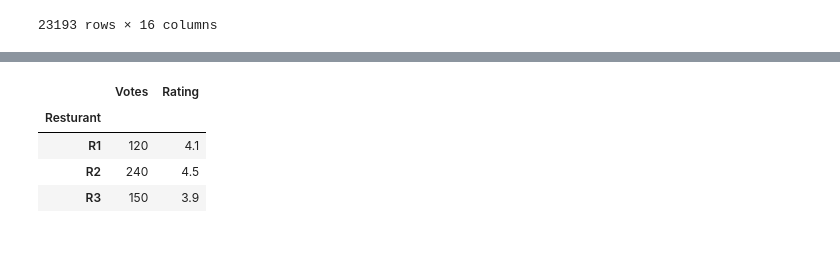
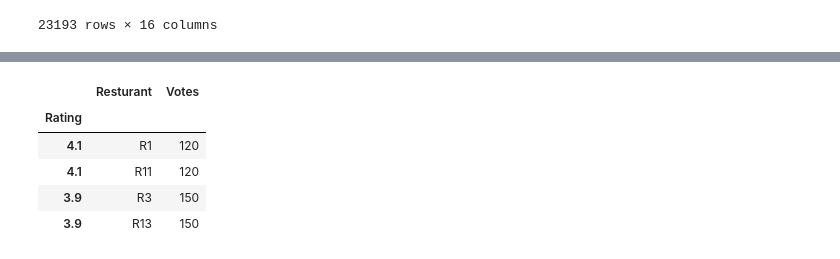
Before and after one commit to ANILNbc2/ScalerAIMLCourse, a Jupyter notebook: Module02Day05Notes.ipynb, the cells around one changed output, grey strips where cells are left out. Cells and saved outputs as stored; diff of their text form; code cells hidden in the pictures.

```diff
--- a/Module02Day05Notes.ipynb
+++ b/Module02Day05Notes.ipynb
@@ -114,15 +230,22 @@ memory usage: 3.0+ MB
 # %%
 data = {
-    "Resturant": ["R1", "R2", "R3"],
-    "Votes": [120, 240, 150],
-    "Rating": [4.1, 4.5, 3.9]
+    "Resturant": ["R1", "R2", "R3","R11", "R12", "R13"],
+    "Votes": [120, 240, 150, 120, 240, 150],
+    "Rating": [4.1, 4.5, 3.9, 4.1, 4.5, 3.9]
 }
 
 resturant_df = pd.DataFrame(data)
-resturant_df.set_index('Resturant')
+resturant_df
+
+resturant_df = resturant_df.set_index('Rating')
+resturant_df
+resturant_df.iloc[0]
+
+resturant_df.loc[[4.1, 3.9]]
 # %% [output]
-|  | Votes | Rating |
-| Resturant |  |  |
-| R1 | 120 | 4.1 |
-| R2 | 240 | 4.5 |
-| R3 | 150 | 3.9 |
+|  | Resturant | Votes |
+| Rating |  |  |
+| 4.1 | R1 | 120 |
+| 4.1 | R11 | 120 |
+| 3.9 | R3 | 150 |
+| 3.9 | R13 | 150 |
```
Also changed, not shown: parts of 21 cells of this notebook.
